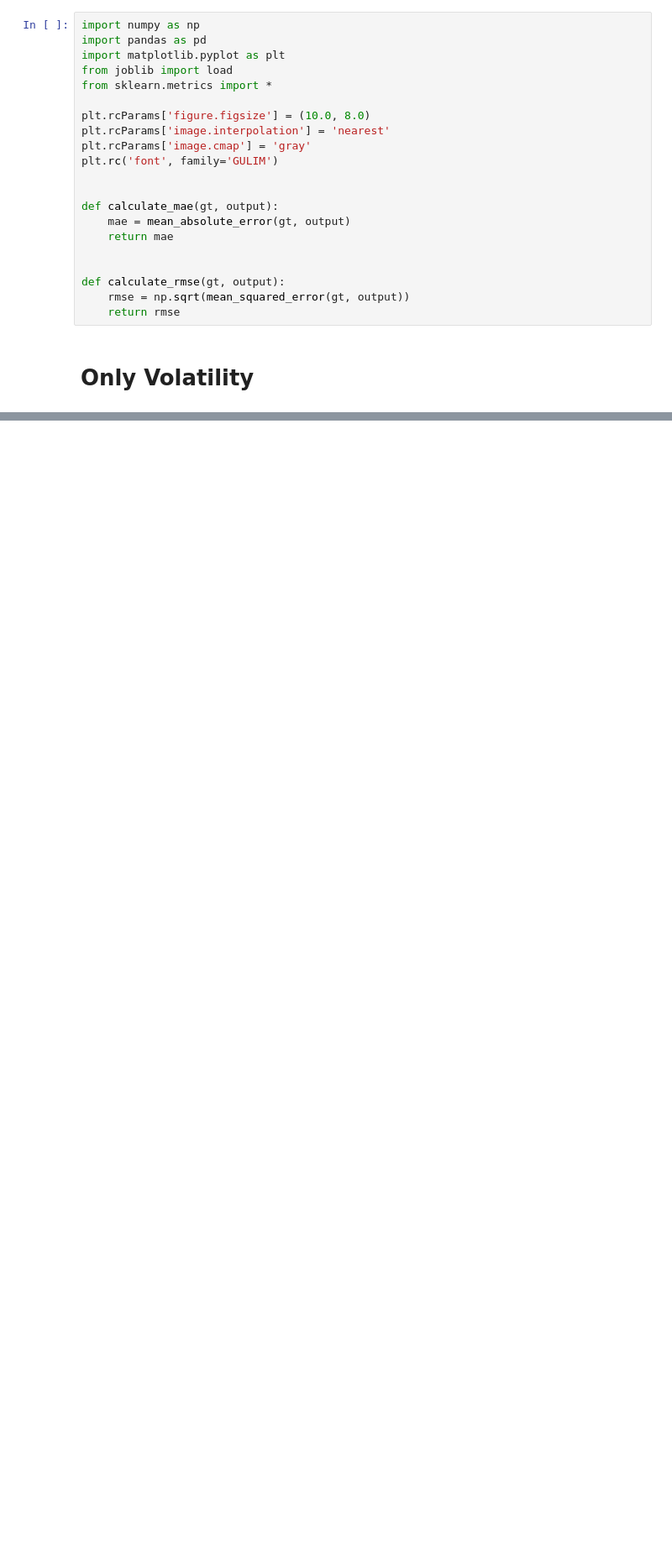
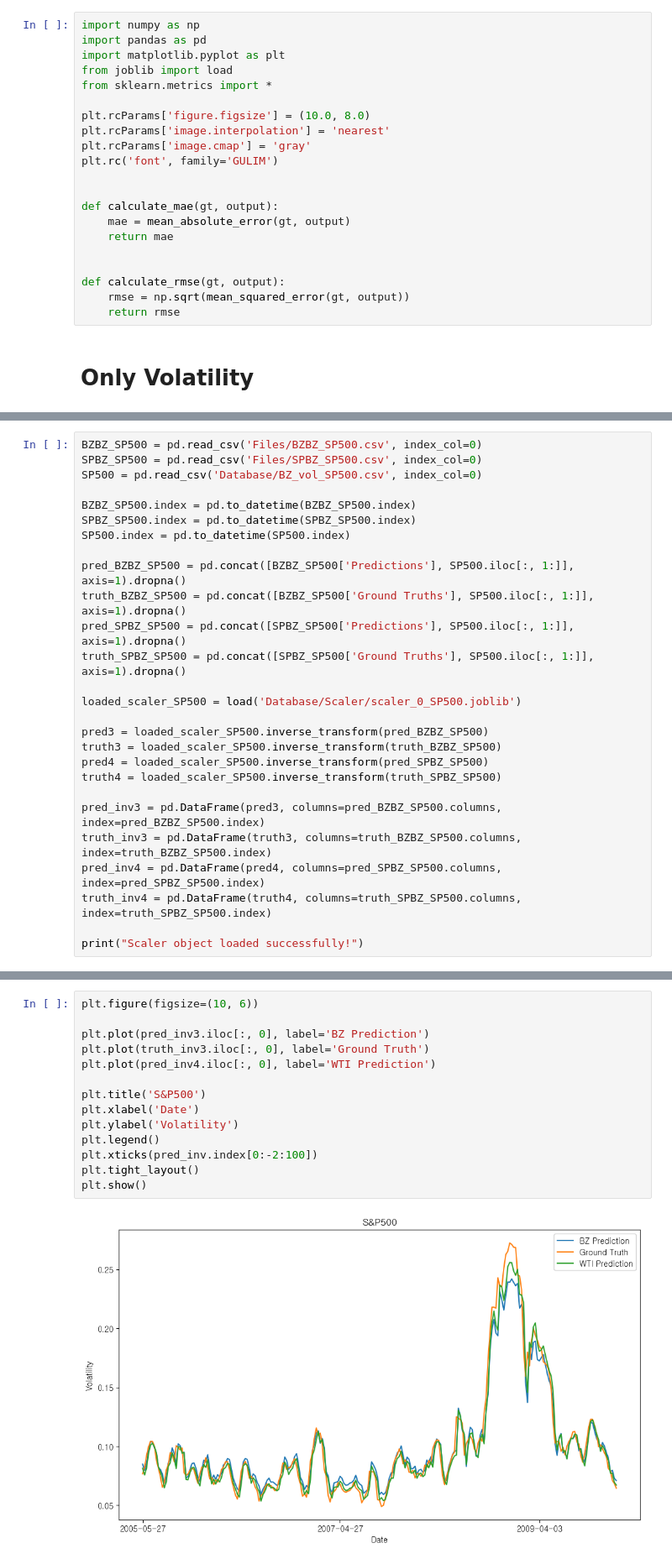
Before and after one commit to kimjuhwan1234/Volatility_Forecasting, a Jupyter notebook: EDA.ipynb, the cells around one changed output, grey strips where cells are left out. Shown at 84% size. Saved outputs shown, nothing was run; the diff lists cells and outputs as text; blank space fills up the shorter version.

```diff
--- a/EDA.ipynb
+++ b/EDA.ipynb
@@ -207,0 +49,27 @@ exterior 변동성 큰 부분
+# %%
+BZBZ_SP500 = pd.read_csv('Files/BZBZ_SP500.csv', index_col=0)
+SPBZ_SP500 = pd.read_csv('Files/SPBZ_SP500.csv', index_col=0)
+SP500 = pd.read_csv('Database/BZ_vol_SP500.csv', index_col=0)
+
+BZBZ_SP500.index = pd.to_datetime(BZBZ_SP500.index)
+SPBZ_SP500.index = pd.to_datetime(SPBZ_SP500.index)
+SP500.index = pd.to_datetime(SP500.index)
+
+pred_BZBZ_SP500 = pd.concat([BZBZ_SP500['Predictions'], SP500.iloc[:, 1:]], axis=1).dropna()
+truth_BZBZ_SP500 = pd.concat([BZBZ_SP500['Ground Truths'], SP500.iloc[:, 1:]], axis=1).dropna()
+pred_SPBZ_SP500 = pd.concat([SPBZ_SP500['Predictions'], SP500.iloc[:, 1:]], axis=1).dropna()
+truth_SPBZ_SP500 = pd.concat([SPBZ_SP500['Ground Truths'], SP500.iloc[:, 1:]], axis=1).dropna()
+
+loaded_scaler_SP500 = load('Database/Scaler/scaler_0_SP500.joblib')
+
+pred3 = loaded_scaler_SP500.inverse_transform(pred_BZBZ_SP500)
+truth3 = loaded_scaler_SP500.inverse_transform(truth_BZBZ_SP500)
+pred4 = loaded_scaler_SP500.inverse_transform(pred_SPBZ_SP500)
+truth4 = loaded_scaler_SP500.inverse_transform(truth_SPBZ_SP500)
+
+pred_inv3 = pd.DataFrame(pred3, columns=pred_BZBZ_SP500.columns, index=pred_BZBZ_SP500.index)
+truth_inv3 = pd.DataFrame(truth3, columns=truth_BZBZ_SP500.columns, index=truth_BZBZ_SP500.index)
+pred_inv4 = pd.DataFrame(pred4, columns=pred_SPBZ_SP500.columns, index=pred_SPBZ_SP500.index)
+truth_inv4 = pd.DataFrame(truth4, columns=truth_SPBZ_SP500.columns, index=truth_SPBZ_SP500.index)
+
+print("Scaler object loaded successfully!")
@@ -207,0 +94,16 @@ exterior 변동성 큰 부분
+# %%
+plt.figure(figsize=(10, 6))
+
+plt.plot(pred_inv3.iloc[:, 0], label='BZ Prediction')
+plt.plot(truth_inv3.iloc[:, 0], label='Ground Truth')
+plt.plot(pred_inv4.iloc[:, 0], label='WTI Prediction')
+
+plt.title('S&P500')
+plt.xlabel('Date')
+plt.ylabel('Volatility')
+plt.legend()
+plt.xticks(pred_inv.index[0:-2:100])
+plt.tight_layout()
+plt.show()
+# %% [output]
+[figure, added]
```
Also changed, not shown: parts of 37 cells of this notebook, 9 other files.
